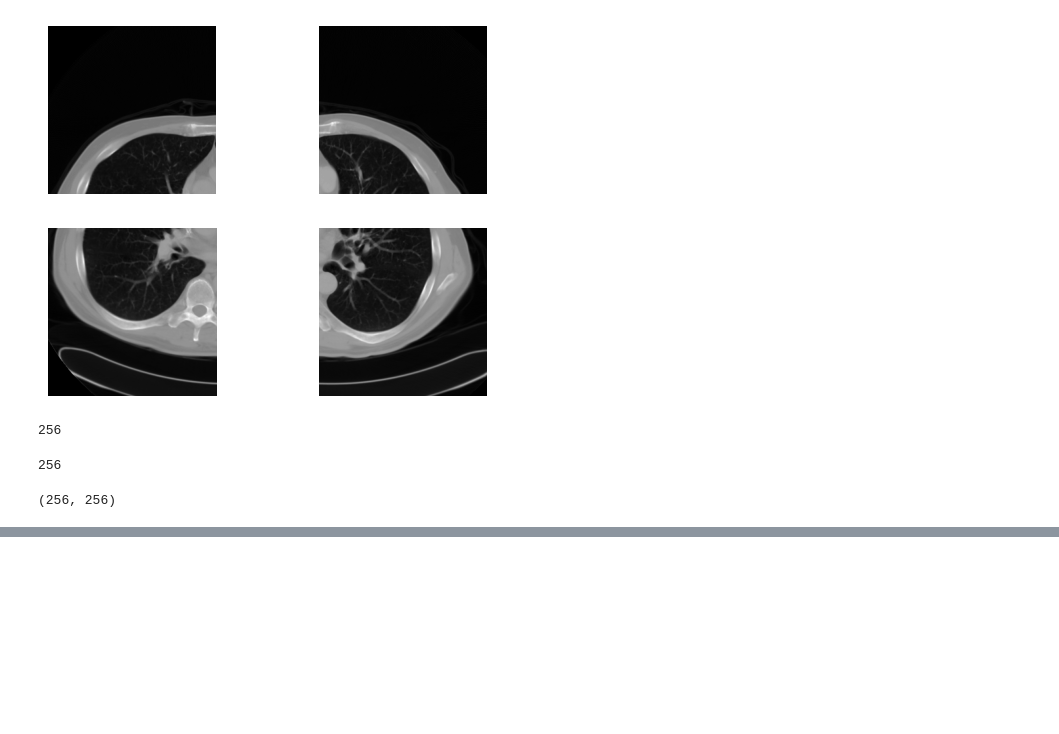
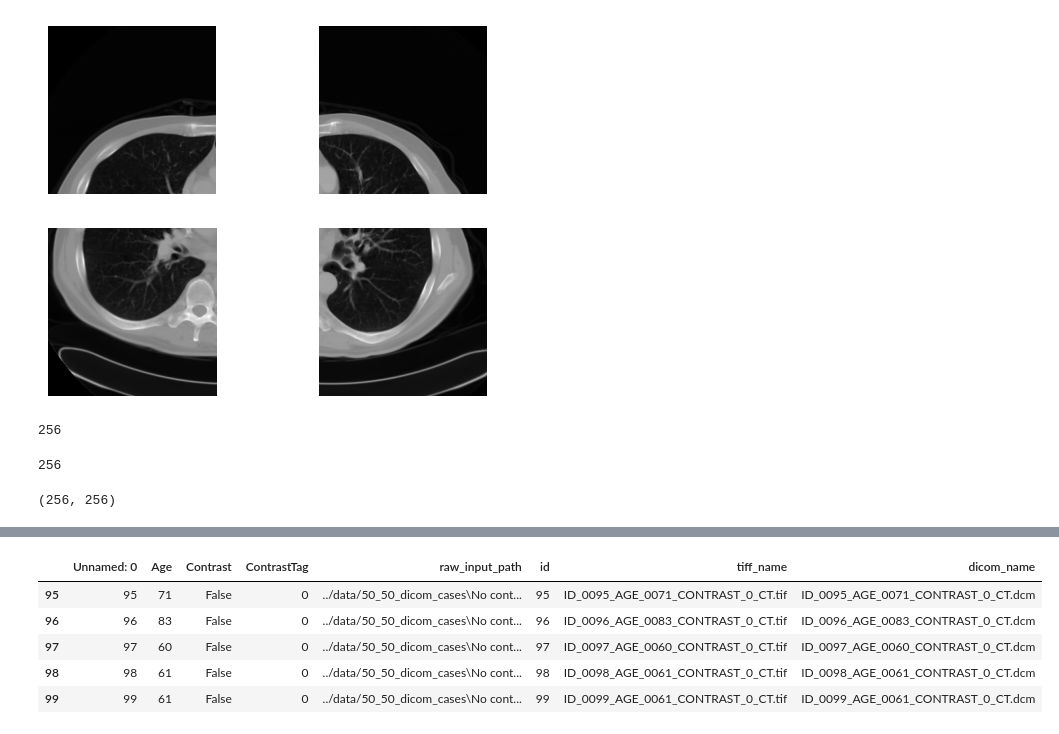
Before and after one commit to BRIJNANDA1979/Data-Science-for-Beginners, a Jupyter notebook: Medical_Imaging_CNN.ipynb, the cells around one changed output, grey strips where cells are left out. Cells and saved outputs as stored; diff of their text form; code cells hidden in the pictures; blank space fills up the shorter version.

```diff
--- a/Medical_Imaging_CNN.ipynb
+++ b/Medical_Imaging_CNN.ipynb
@@ -428,0 +461,9 @@ im[:rsplit,:csplit].shape
+# %%
+df_train.tail()
+# %% [output]
+|  | Unnamed: 0 | Age | Contrast | ContrastTag | raw_input_path | id | tiff_name | dicom_name |
+| 95 | 95 | 71 | False | 0 | ../data/50_50_dicom_cases\No cont... | 95 | ID_0095_AGE_0071_CONTRAST_0_CT.tif | ID_0095_AGE_0071_CONTRAST_0_CT.dcm |
+| 96 | 96 | 83 | False | 0 | ../data/50_50_dicom_cases\No cont... | 96 | ID_0096_AGE_0083_CONTRAST_0_CT.tif | ID_0096_AGE_0083_CONTRAST_0_CT.dcm |
+| 97 | 97 | 60 | False | 0 | ../data/50_50_dicom_cases\No cont... | 97 | ID_0097_AGE_0060_CONTRAST_0_CT.tif | ID_0097_AGE_0060_CONTRAST_0_CT.dcm |
+| 98 | 98 | 61 | False | 0 | ../data/50_50_dicom_cases\No cont... | 98 | ID_0098_AGE_0061_CONTRAST_0_CT.tif | ID_0098_AGE_0061_CONTRAST_0_CT.dcm |
+| 99 | 99 | 61 | False | 0 | ../data/50_50_dicom_cases\No cont... | 99 | ID_0099_AGE_0061_CONTRAST_0_CT.tif | ID_0099_AGE_0061_CONTRAST_0_CT.dcm |
```
Also changed, not shown: parts of 34 cells of this notebook.
